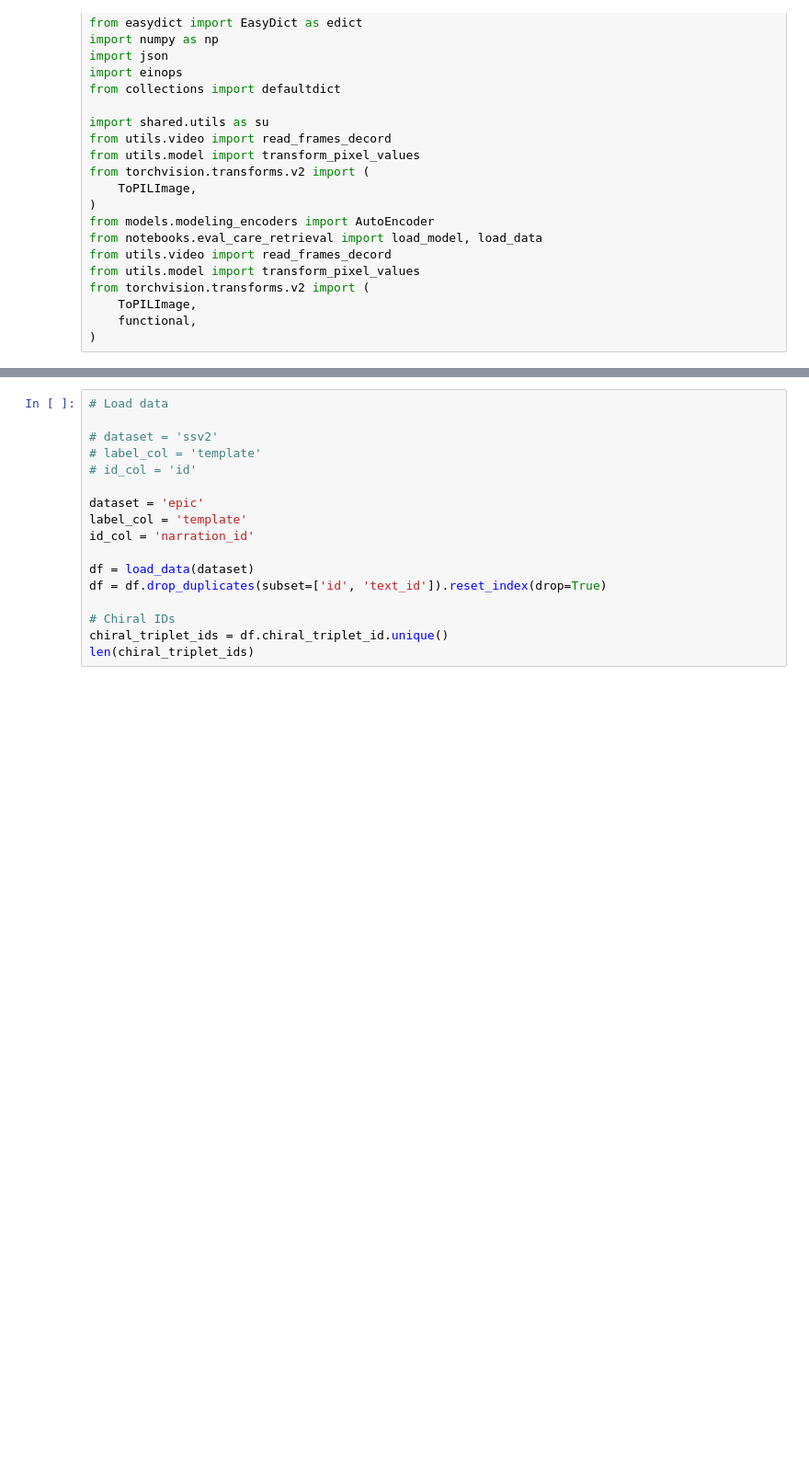
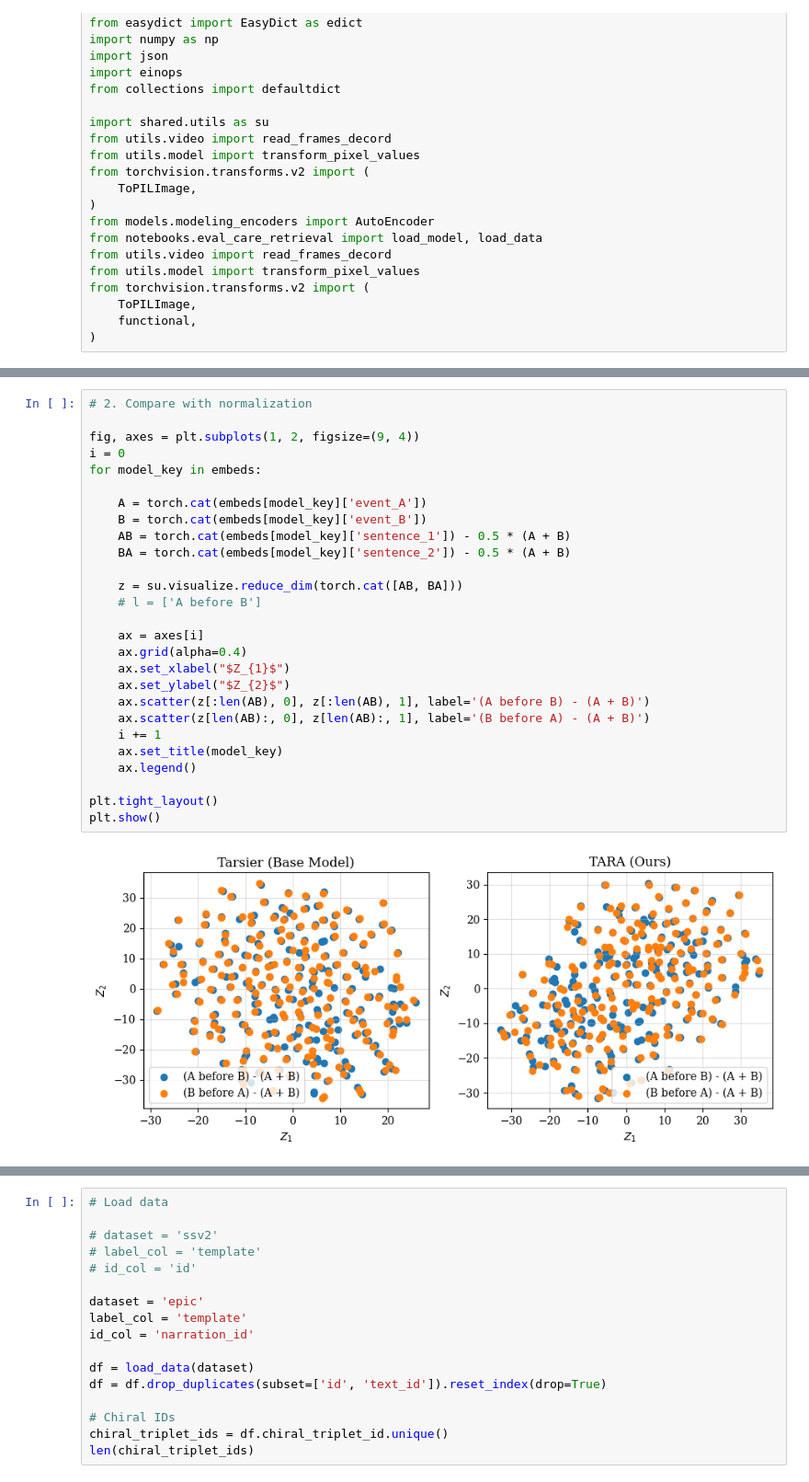
Before and after one commit to bpiyush/CaReBench, a Jupyter notebook: notebooks/visualize_logits.ipynb, the cells around one changed output, grey strips where cells are left out. Shown at 92% size. Drawn from its saved outputs; the diff is of its cells as text; blank space fills up the shorter version.

```diff
--- a/notebooks/visualize_logits.ipynb
+++ b/notebooks/visualize_logits.ipynb
@@ -85,0 +145,29 @@ The model weights are not tied. Please use the `tie_weights` method before using
+# %%
+# 2. Compare with normalization
+
+fig, axes = plt.subplots(1, 2, figsize=(9, 4))
+i = 0
+for model_key in embeds:
+
+    A = torch.cat(embeds[model_key]['event_A'])
+    B = torch.cat(embeds[model_key]['event_B'])
+    AB = torch.cat(embeds[model_key]['sentence_1']) - 0.5 * (A + B)
+    BA = torch.cat(embeds[model_key]['sentence_2']) - 0.5 * (A + B)
+
+    z = su.visualize.reduce_dim(torch.cat([AB, BA]))
+    # l = ['A before B']
+
+    ax = axes[i]
+    ax.grid(alpha=0.4)
+    ax.set_xlabel("$Z_{1}$")
+    ax.set_ylabel("$Z_{2}$")
+    ax.scatter(z[:len(AB), 0], z[:len(AB), 1], label='(A before B) - (A + B)')
+    ax.scatter(z[len(AB):, 0], z[len(AB):, 1], label='(B before A) - (A + B)')
+    i += 1
+    ax.set_title(model_key)
+    ax.legend()
+
+plt.tight_layout()
+plt.show()
+# %% [output]
+[figure, added]
```
Also changed, not shown: parts of 8 cells of this notebook.
